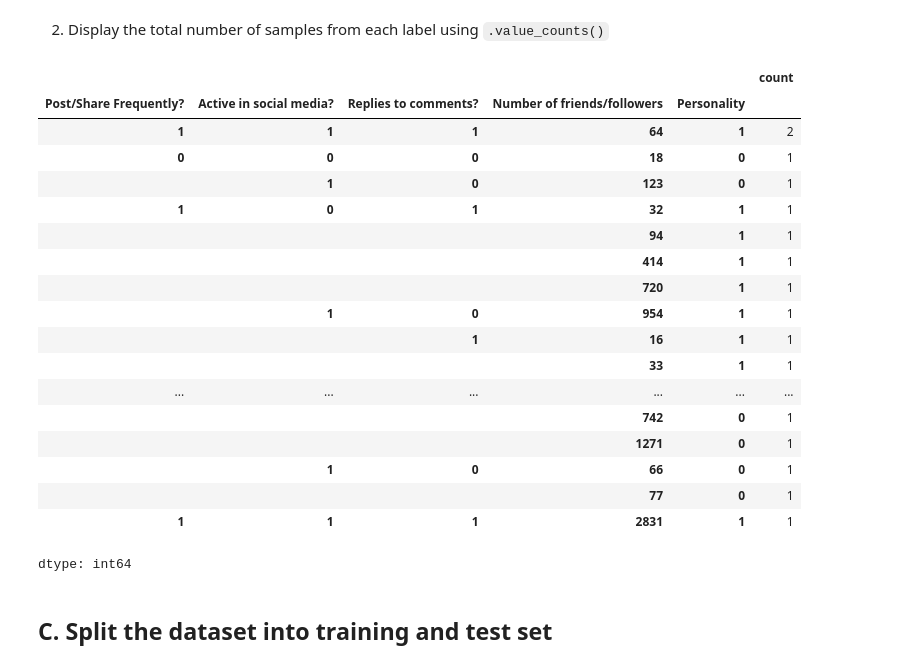
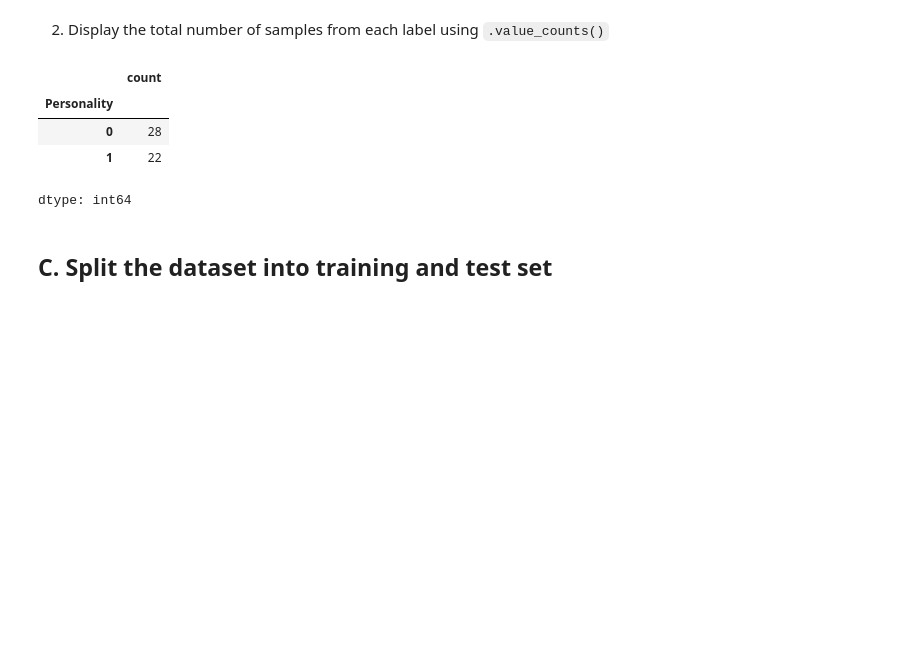
Before and after one commit to moridin04/CCMACLRL_EXERCISES_COM221ML, a Jupyter notebook: Exercise3.ipynb, the cells around one changed output. Drawn from its saved outputs; the diff is of its cells as text; code cells hidden in the pictures; blank space fills up the shorter version.

```diff
--- a/Exercise3.ipynb
+++ b/Exercise3.ipynb
@@ -65,26 +65,12 @@ memory usage: 2.1 KB
 # %% [markdown]
 2. Display the total number of samples from each label using `.value_counts()`
 # %%
-df.value_counts()
+df['Personality'].value_counts()
 # %% [output]
-|  |  |  |  |  | count |
-| Post/Share Frequently? | Active in social media? | Replies to comments? | Number of friends/followers | Personality |  |
-| 1 | 1 | 1 | 64 | 1 | 2 |
-| 0 | 0 | 0 | 18 | 0 | 1 |
-|  | 1 | 0 | 123 | 0 | 1 |
-| 1 | 0 | 1 | 32 | 1 | 1 |
-|  |  |  | 94 | 1 | 1 |
-|  |  |  | 414 | 1 | 1 |
-|  |  |  | 720 | 1 | 1 |
-|  | 1 | 0 | 954 | 1 | 1 |
-|  |  | 1 | 16 | 1 | 1 |
-|  |  |  | 33 | 1 | 1 |
-| ... | ... | ... | ... | ... | ... |
-|  |  |  | 742 | 0 | 1 |
-|  |  |  | 1271 | 0 | 1 |
-|  | 1 | 0 | 66 | 0 | 1 |
-|  |  |  | 77 | 0 | 1 |
-| 1 | 1 | 1 | 2831 | 1 | 1 |
+|  | count |
+| Personality |  |
+| 0 | 28 |
+| 1 | 22 |
 dtype: int64
 # %% [markdown]
 ## C. Split the dataset into training and test set
```
Also changed, not shown: parts of 2 cells of this notebook.
